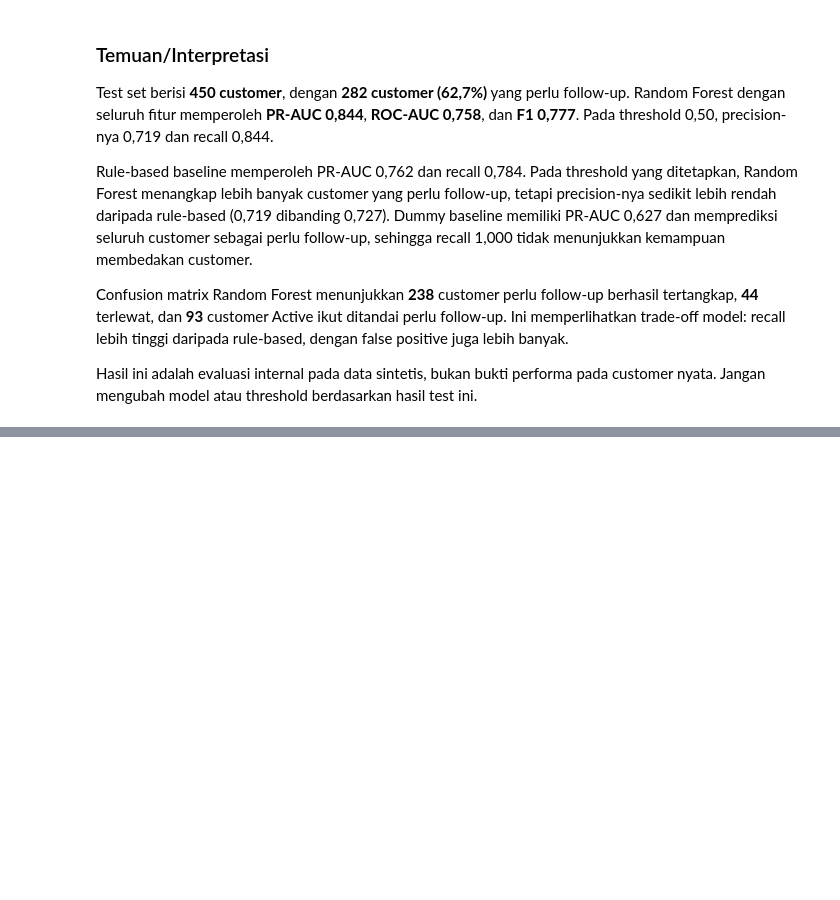
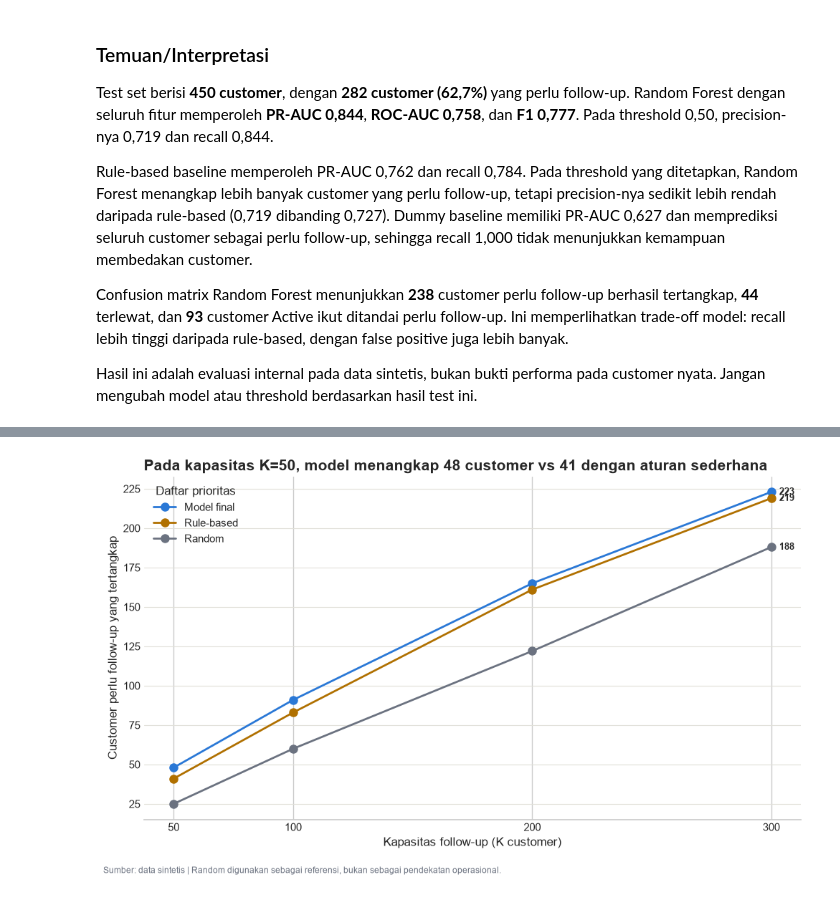
Before and after one commit to DaffaAlfiannoor/Customer-Retention-Risk, a Jupyter notebook: notebook.ipynb, the cells around one changed output, grey strips where cells are left out. Drawn from its saved outputs; the diff is of its cells as text; code cells hidden in the pictures; blank space fills up the shorter version.

```diff
--- a/notebook.ipynb
+++ b/notebook.ipynb
@@ -4917,0 +5385,20 @@ Customer Retention Risk Gymnasyum. Dataset bukan data customer nyata.
+# %%
+captured_comparison = (
+    priority_evaluation
+    .pivot(
+        index="Kapasitas K",
+        columns="Pendekatan",
+        values="Customer tertangkap",
+    )
+    .reindex(columns=["Model final", "Rule-based", "Random"])
+)
+
+display(captured_comparison)
+
+model_vs_rule_captured = captured_comparison.copy()
+model_vs_rule_captured["Selisih model vs rule"] = (
+    model_vs_rule_captured["Model final"]
+    - model_vs_rule_captured["Rule-based"]
+)
+
+display(model_vs_rule_captured)
@@ -4917,0 +5462,76 @@ Customer Retention Risk Gymnasyum. Dataset bukan data customer nyata.
+# %%
+priority_colors = {
+    "Model final": "#2a78d6",
+    "Rule-based": "#b07000",
+    "Random": "#6b7280",
+}
+
+fig, axis = plt.subplots(figsize=(10, 6))
+
+for approach in ["Model final", "Rule-based", "Random"]:
+    approach_data = priority_evaluation.loc[
+        priority_evaluation["Pendekatan"].eq(approach)
+    ]
+
+    axis.plot(
+        approach_data["Kapasitas K"],
+        approach_data["Customer tertangkap"],
+        marker="o",
+        linewidth=2,
+        markersize=8,
+        color=priority_colors[approach],
+        label=approach,
+    )
+
+    last_row = approach_data.iloc[-1]
+    axis.annotate(
+        f"{int(last_row['Customer tertangkap'])}",
+        (
+            last_row["Kapasitas K"],
+            last_row["Customer tertangkap"],
+        ),
+        xytext=(8, 0),
+        textcoords="offset points",
+        va="center",
+        color="#222222",
+        fontsize=9,
+        fontweight="bold",
+    )
+
+model_at_50 = int(
+    captured_comparison.loc[50, "Model final"]
+)
+rule_at_50 = int(
+    captured_comparison.loc[50, "Rule-based"]
+)
+
+axis.set_title(
+    f"Pada kapasitas K=50, model menangkap {model_at_50} "
+    f"customer vs {rule_at_50} dengan aturan sederhana",
+    loc="left",
+    fontsize=15,
+    fontweight="bold",
+)
+axis.set_xlabel("Kapasitas follow-up (K customer)")
+axis.set_ylabel("Customer perlu follow-up yang tertangkap")
+axis.set_xticks(PRIORITY_CAPACITIES)
+axis.grid(axis="y", color="#e1e0d9", linewidth=0.8)
+axis.set_axisbelow(True)
+axis.spines["top"].set_visible(False)
+axis.spines["right"].set_visible(False)
+axis.spines["left"].set_visible(False)
+axis.tick_params(axis="both", length=0)
+axis.legend(title="Daftar prioritas", frameon=False, loc="upper left")
+
+fig.text(
+    0.01,
+    0.01,
+    "Sumber: data sintetis | Random digunakan sebagai referensi, bukan sebagai pendekatan operasional.",
+    color="#6b7280",
+    fontsize=8.5,
+)
+
+plt.tight_layout(rect=[0, 0.04, 1, 1])
+plt.show()
+# %% [output]
+[figure, added]
```
Also changed, not shown: parts of 55 cells of this notebook, 6 other files.
